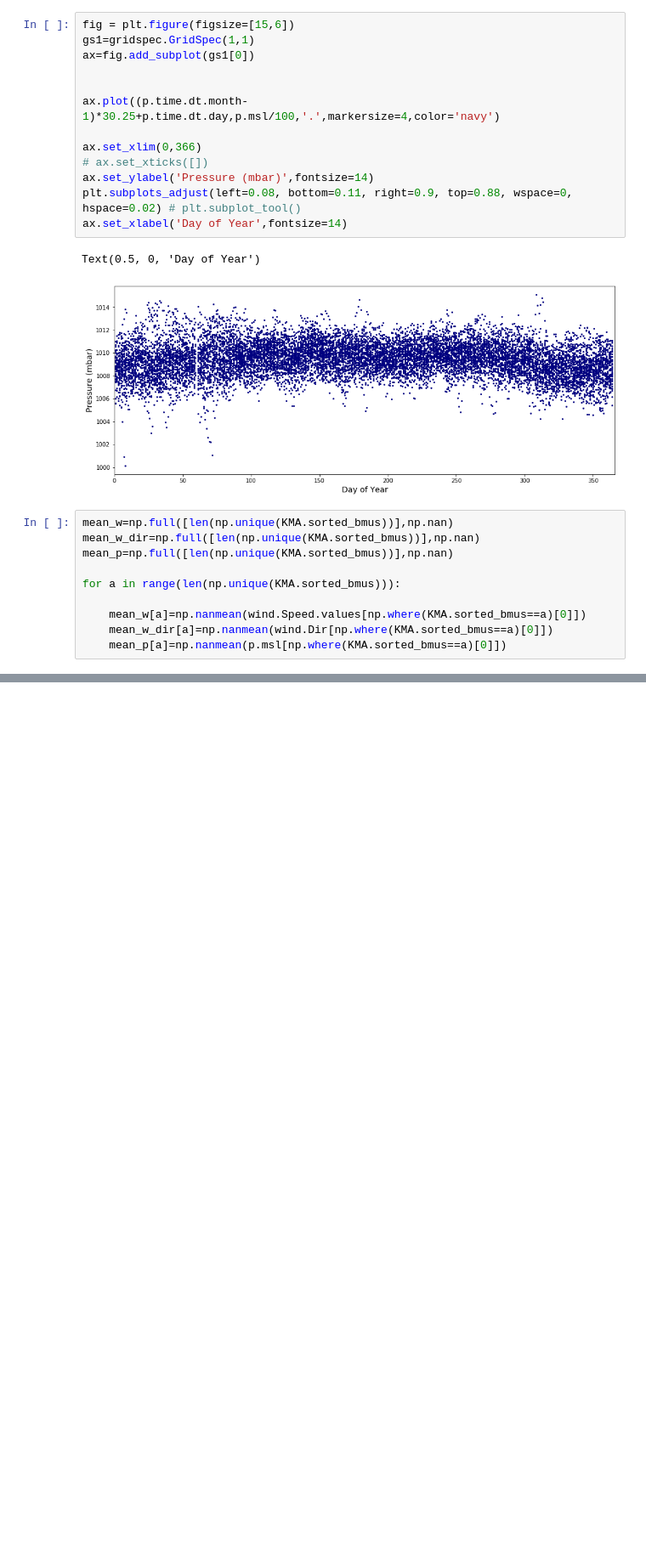
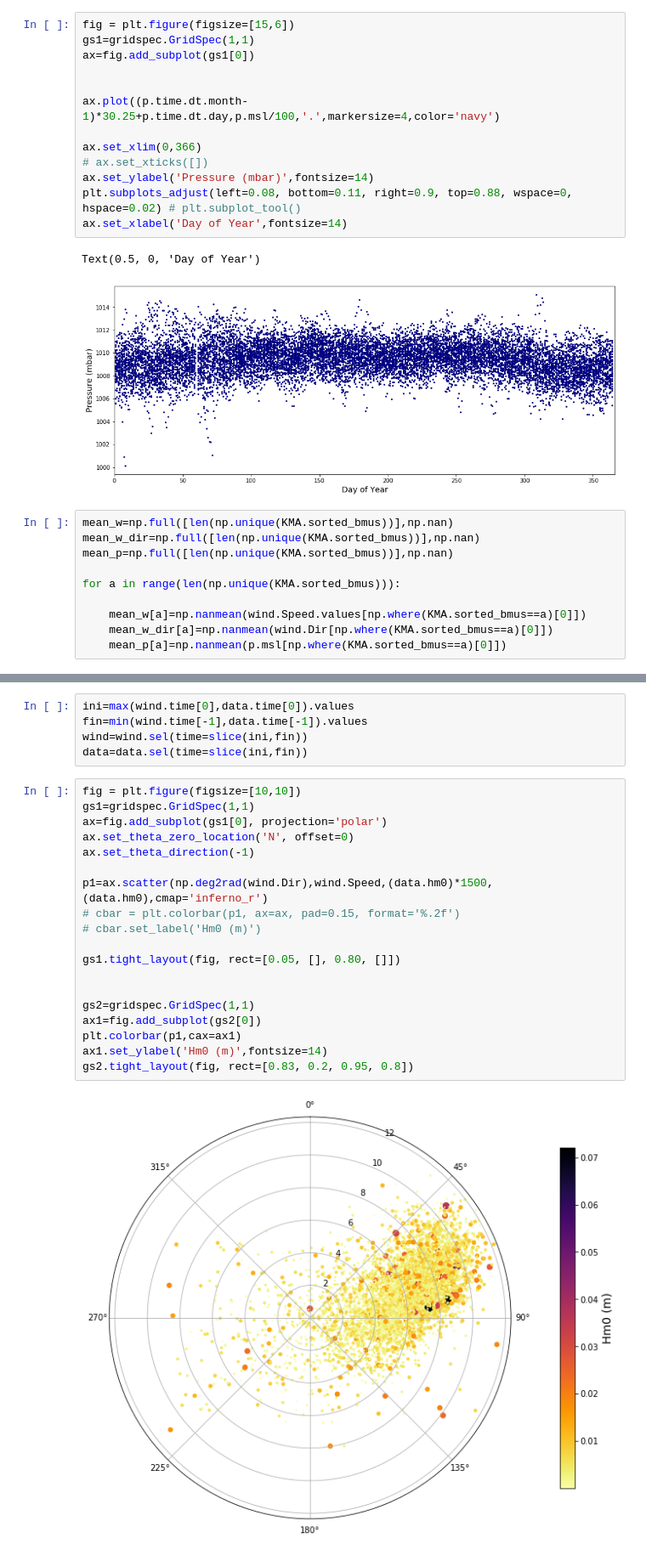
Before and after one commit to ripolln/teslakit, a Jupyter notebook: notebooks/MAJURO/01_Offshore/09b_Pressure_Wind_Preprocess.ipynb, the cells around one changed output, grey strips where cells are left out. Shown at 85% size. Saved outputs shown, nothing was run; the diff lists cells and outputs as text; blank space fills up the shorter version.

```diff
--- a/notebooks/MAJURO/01_Offshore/09b_Pressure_Wind_Preprocess.ipynb
+++ b/notebooks/MAJURO/01_Offshore/09b_Pressure_Wind_Preprocess.ipynb
@@ -179,0 +230,26 @@ Plot_Var_DWT(KMA,p.msl/100,0.4,'Pressure (mbar)')
+# %%
+ini=max(wind.time[0],data.time[0]).values
+fin=min(wind.time[-1],data.time[-1]).values
+wind=wind.sel(time=slice(ini,fin))
+data=data.sel(time=slice(ini,fin))
+# %%
+fig = plt.figure(figsize=[10,10])
+gs1=gridspec.GridSpec(1,1)
+ax=fig.add_subplot(gs1[0], projection='polar')
+ax.set_theta_zero_location('N', offset=0)
+ax.set_theta_direction(-1)
+
+p1=ax.scatter(np.deg2rad(wind.Dir),wind.Speed,(data.hm0)*1500,(data.hm0),cmap='inferno_r')
+# cbar = plt.colorbar(p1, ax=ax, pad=0.15, format='%.2f')
+# cbar.set_label('Hm0 (m)')
+
+gs1.tight_layout(fig, rect=[0.05, [], 0.80, []])
+
+
+gs2=gridspec.GridSpec(1,1)
+ax1=fig.add_subplot(gs2[0])
+plt.colorbar(p1,cax=ax1)
+ax1.set_ylabel('Hm0 (m)',fontsize=14)
+gs2.tight_layout(fig, rect=[0.83, 0.2, 0.95, 0.8])
+# %% [output]
+[figure, added]
```
Also changed, not shown: parts of 8 cells of this notebook, 2 other files.
